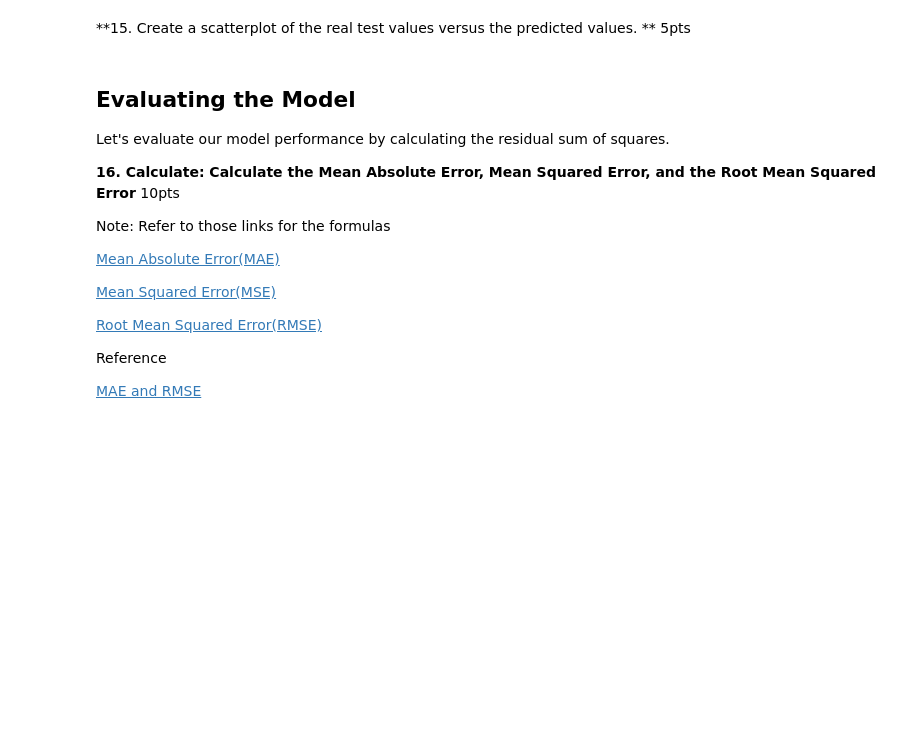
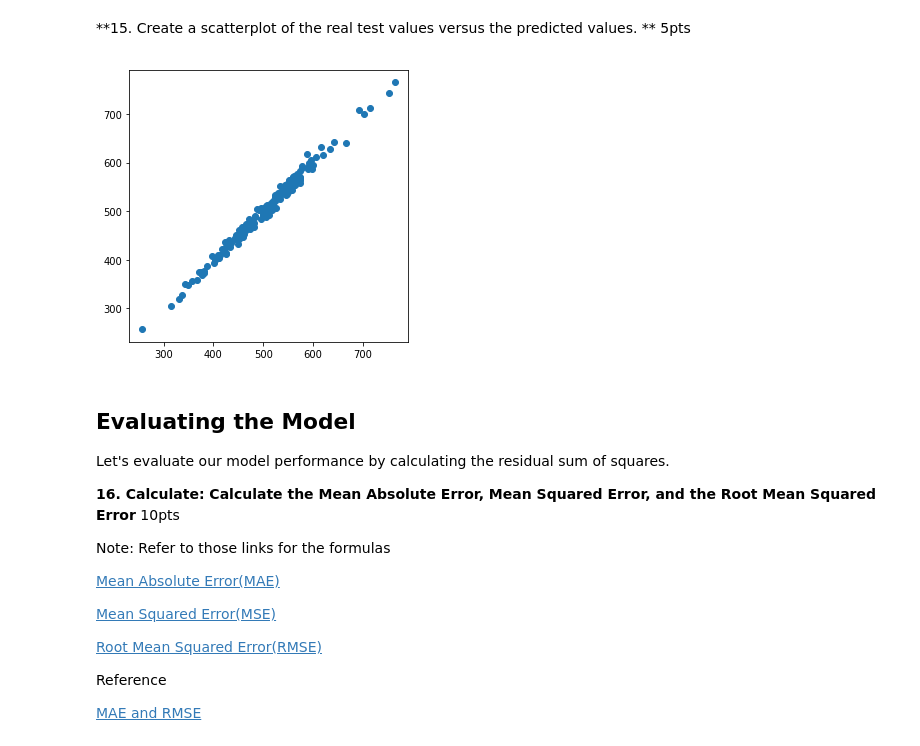
Before and after one commit to tqd0109/MachineLearningBeginner, a Jupyter notebook: Week 2/Homework/Linear_Regression_Assignment.ipynb, the cells around one changed output. Saved outputs shown, nothing was run; the diff lists cells and outputs as text; code cells hidden in the pictures; blank space fills up the shorter version.

```diff
--- a/Week 2/Homework/Linear_Regression_Assignment.ipynb
+++ b/Week 2/Homework/Linear_Regression_Assignment.ipynb
@@ -120,3 +128,5 @@ X = customers[['DATE2NUM', 'OPEN']]
+# %%
+X = customers[['Avg. Session Length', 'Time on App', 'Time on Website', 'Length of Membership']]
 # %%
 y = customers['Yearly Amount Spent']
 # %% [markdown]
@@ -165,6 +175,12 @@ predictions_test = lm.predict(X_test)
 # %% [markdown]
 **15. Create a scatterplot of the real test values versus the predicted values. **
 5pts
+# %%
+plt.figure(figsize=(5, 5))
+plt.scatter(predictions_test, y_test)
+plt.show()
+# %% [output]
+[figure, added]
 # %% [markdown]
 ## Evaluating the Model
 
```
Also changed, not shown: parts of 4 cells of this notebook.
